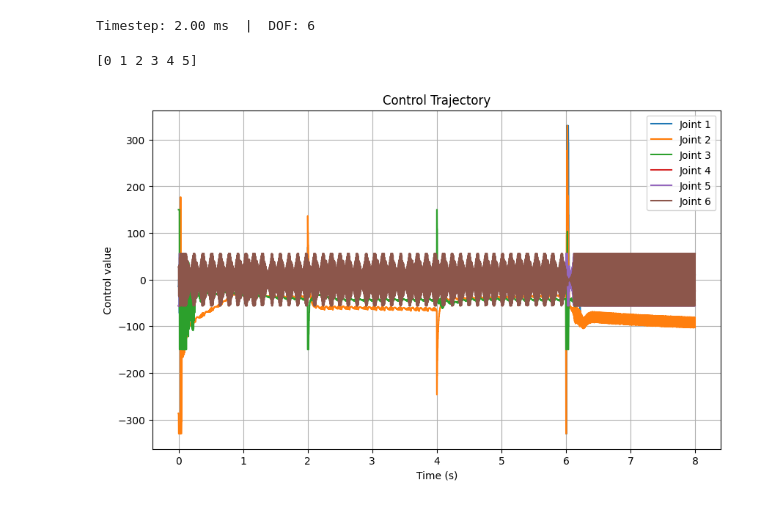
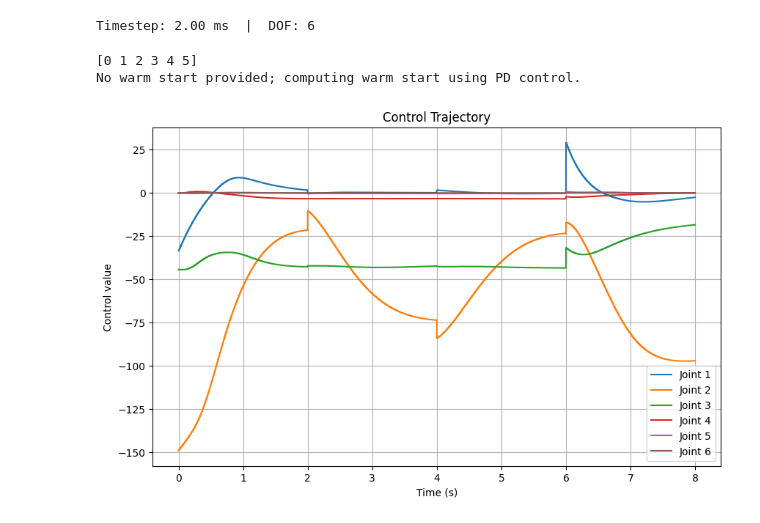
Before and after one commit to Krasa35/optimal, a Jupyter notebook: examples/400_MPC.ipynb, the cells around one changed output. Cells and saved outputs as stored; diff of their text form; code cells hidden in the pictures.

```diff
--- a/examples/400_MPC.ipynb
+++ b/examples/400_MPC.ipynb
@@ -19,37 +19,42 @@ Timestep: 2.00 ms  |  DOF: 6
 # %%
 path = [robot_pin_model.current_q(),
     np.array([-1.8, -1.8, 1.8, -1.8, -1.8, 1.8]),
     np.array([-1.8, -1.2, 1.5, -1.8, -1.8, 1.8]),
     np.array([-1.8, -1.8, 1.8, -1.8, -1.8, 1.8]),
     np.array([ 0.4, -0.4, 1.5, -0.8,  1.5,  0.5])]
 
-T_mpc   = 10    # OCP horizon (steps)
 N_steps = 1000   # simulation steps per segment
-
+DT_ocp = 0.01          # 50 ms per OCP step  (not sim_dt = 0.002 s)
+T_mpc  = 100            # 20 × 50 ms = 1 s horizon
+step   = int(round(DT_ocp / robot_mj_model.model.opt.timestep))  # = 25
 # mpc_visualize passes x_start = [q, v] (len 2*nq); slice to q only for compute_control.
 # compute_control returns (xs, us); [1] selects us so mpc_visualize can index u[0, :nu].
-func = lambda q_start, q_target: controller.compute_control(
-    q_start, q_target,
-    T=T_mpc, DT=DT,
-    option="crocoddyl", solver=crocoddyl.SolverBoxFDDP,
-    track_weight=1e2, ctrl_weight=1, terminal_weight=1e5,
-    kp=config.closed_loop_kp, kd=config.closed_loop_kd)
+func = lambda warm_xs, warm_us, x_start, x_target: controller.compute_control(
+    x_start, x_target,
+    T=T_mpc, DT=DT_ocp,
+    option="crocoddyl_advanced", solver=crocoddyl.SolverBoxFDDP,
+    # track_weight=1e2, ctrl_weight=1, terminal_weight=1e8,
+    kp=config.kp, kd=config.kd,
+    warm_xs=warm_xs, warm_us=warm_us)
 
 robot_mj_model.reset()
 print(robot_mj_model.u_indices)
 
 xs_mpc, us_mpc = robot_mj_model.mpc_visualize(
     path,
     compute_control=func,
     segment_lengths=[N_steps] * (len(path) - 1),
     dt=DT,
     hold=False,
+    step = step,
+    # zoh=True
 )
 robot_mj_model.plot_controls(us_mpc, dt=DT)
 # print(f"Collected {len(xs_mpc)} states, {len(us_mpc)} controls.")
 # %% [output]
 [0 1 2 3 4 5]
+No warm start provided; computing warm start using PD control.
-[figure, old version]
+[figure, new version]
 # %%
 robot_mj_model.plot_controls(us_mpc, dt=DT)
 robot_mj_model.plot_error(xs_mpc, path[1:], segment_lengths=[N_steps] * (len(path) - 1), dt=DT)
```
Also changed, not shown: parts of 2 cells of this notebook, 4 other files.
